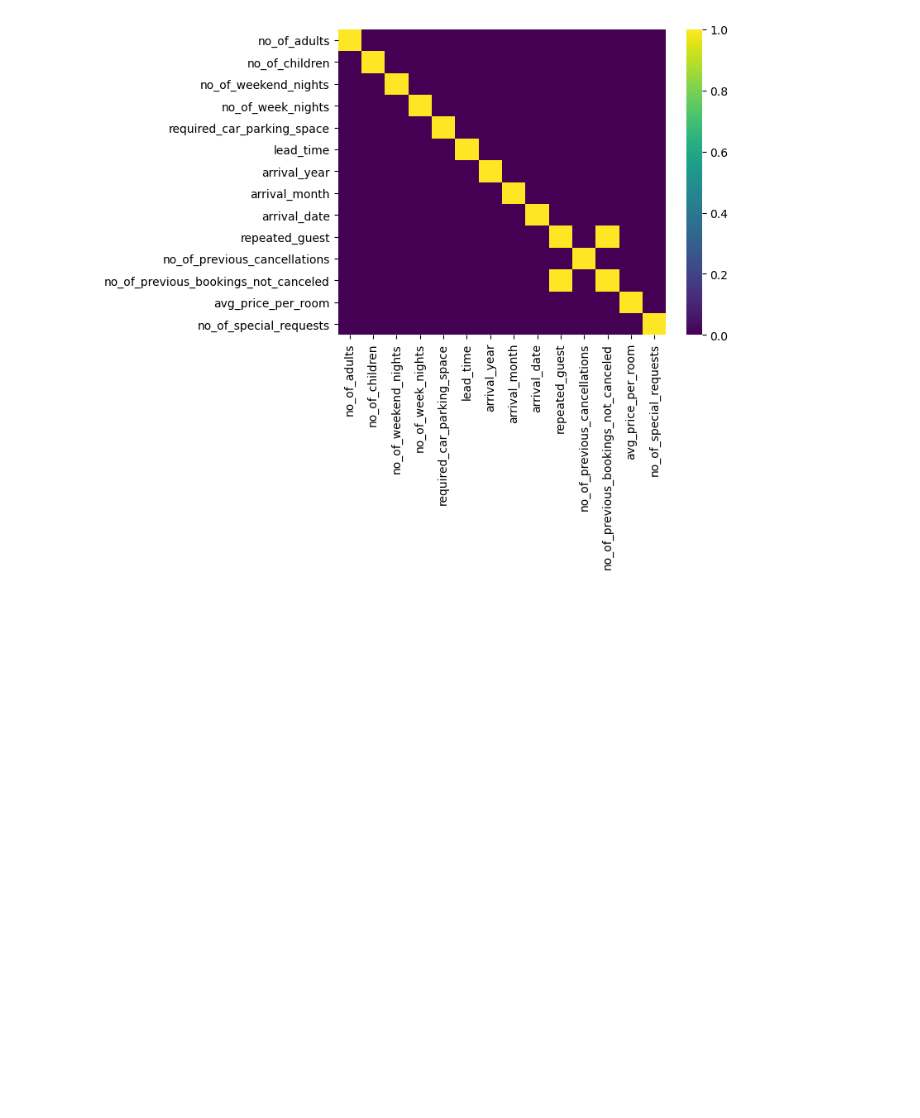
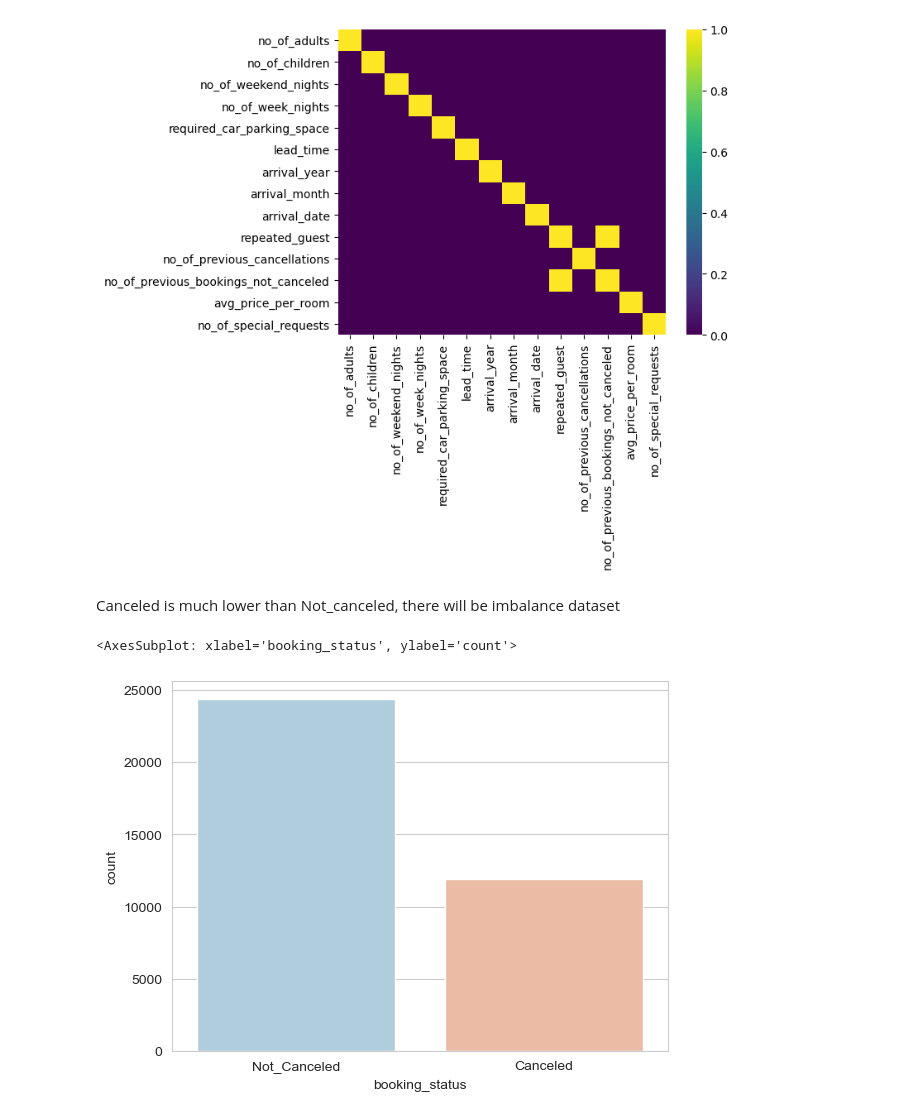
Before and after one commit to meiyun1995/simple-nn-classification, a Jupyter notebook: EDA_hotel_reservation.ipynb, the cells around one changed output. Drawn from its saved outputs; the diff is of its cells as text; code cells hidden in the pictures; blank space fills up the shorter version.

```diff
--- a/EDA_hotel_reservation.ipynb
+++ b/EDA_hotel_reservation.ipynb
@@ -62,3 +63,11 @@ sns.heatmap(df.corr()>0.5, annot=False, cmap='viridis')
 # %% [output]
 <AxesSubplot: >
 [figure]
+# %% [markdown]
+Canceled is much lower than Not_canceled, there will be imbalance dataset
+# %%
+sns.set_style('whitegrid')
+sns.countplot(x='booking_status', data=df, palette='RdBu_r')
+# %% [output]
+<AxesSubplot: xlabel='booking_status', ylabel='count'>
+[figure, added]
```
Also changed, not shown: parts of 18 cells of this notebook, 1 other file.
